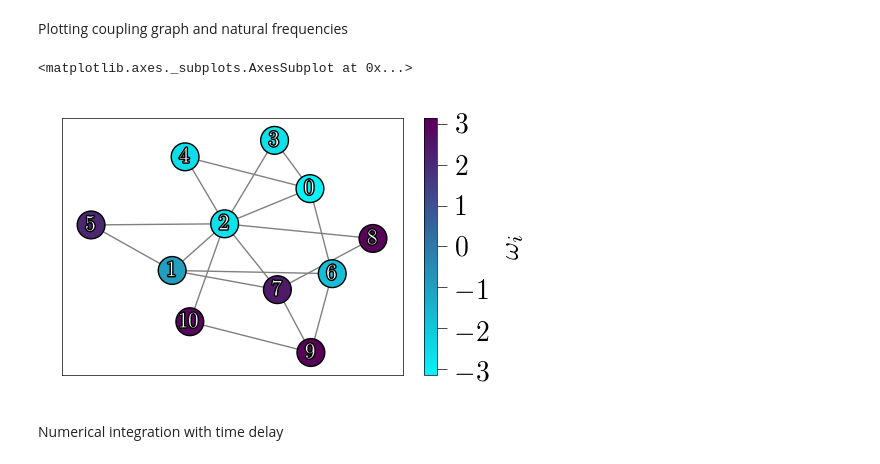
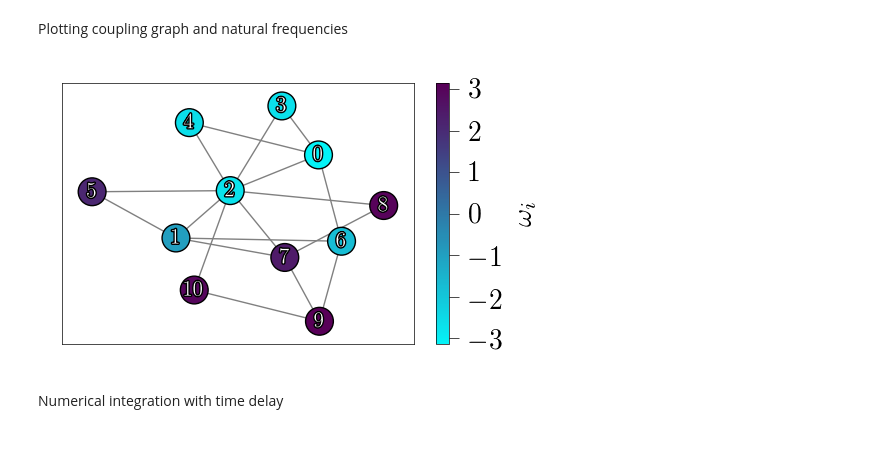
Before and after one commit to cbnfreitas/kuramoto_model_integrate_and_plot, a Jupyter notebook: run_integrate_measure_and_plot.ipynb, the cells around one changed output. Drawn from its saved outputs; the diff is of its cells as text; code cells hidden in the pictures.

```diff
--- a/run_integrate_measure_and_plot.ipynb
+++ b/run_integrate_measure_and_plot.ipynb
@@ -26,10 +26,10 @@ theta0=np.loadtxt('parameters/N0011_R001.Ic')
 Plotting coupling graph and natural frequencies
 # %%
 plot_coupling_graph(E, w)
+plt.tight_layout()
 # plt.savefig("tex_example\\graph.pdf")
 # %% [output]
-<matplotlib.axes._subplots.AxesSubplot at 0x...>
-[figure, old version]
+[figure, new version]
 # %% [markdown]
 Numerical integration with time delay
 # %%
```
Also changed, not shown: parts of 6 cells of this notebook, 3 other files.
